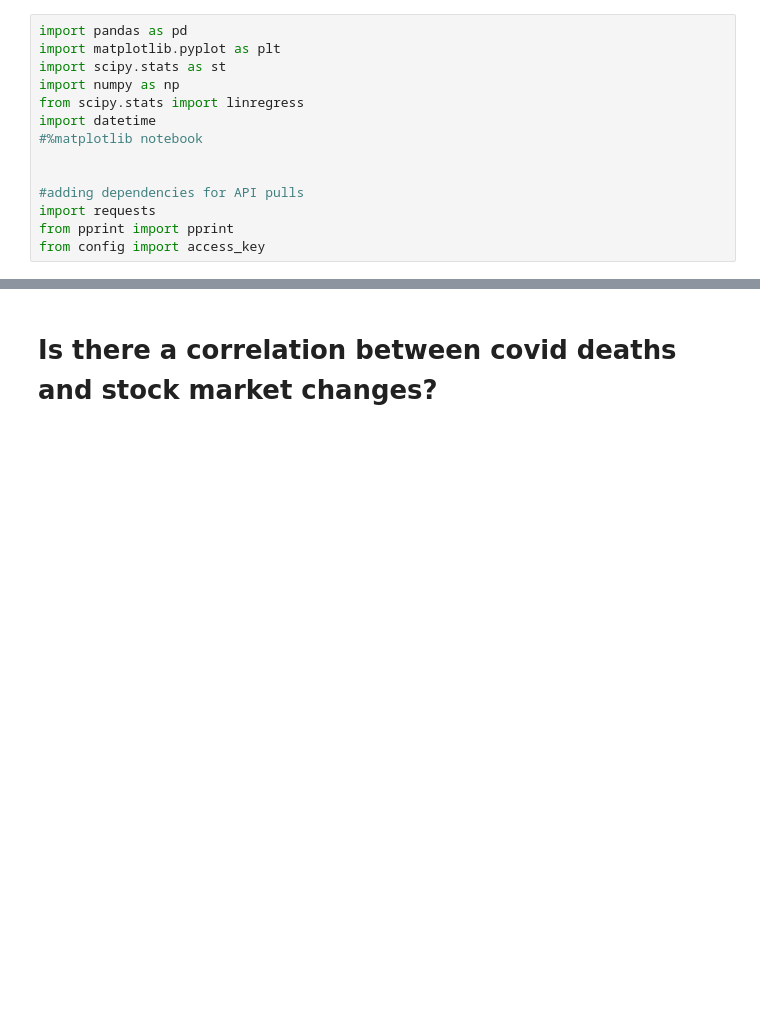
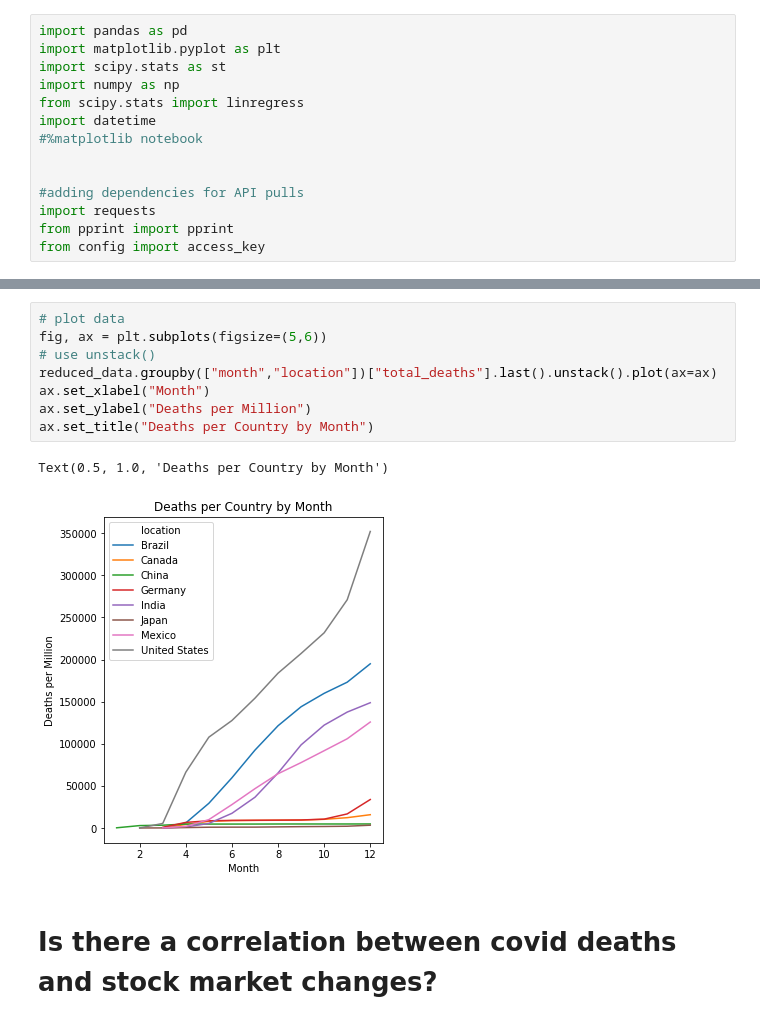
Before and after one commit to Eotanez/project-1, a Jupyter notebook: charts.ipynb, the cells around one changed output, grey strips where cells are left out. Saved outputs shown, nothing was run; the diff lists cells and outputs as text; blank space fills up the shorter version.

```diff
--- a/charts.ipynb
+++ b/charts.ipynb
@@ -24,3 +42,14 @@ currencydf = pd.read_csv("Resources/currencydf.csv")
+# %%
+# plot data
+fig, ax = plt.subplots(figsize=(5,6))
+# use unstack()
+reduced_data.groupby(["month","location"])["total_deaths"].last().unstack().plot(ax=ax)
+ax.set_xlabel("Month")
+ax.set_ylabel("Deaths per Million")
+ax.set_title("Deaths per Country by Month")
+# %% [output]
+Text(0.5, 1.0, 'Deaths per Country by Month')
+[figure, added]
 # %% [markdown]
 # Is there a correlation between covid deaths and stock market changes?
 # %%
```
Also changed, not shown: parts of 2 cells of this notebook, 1 other file.
